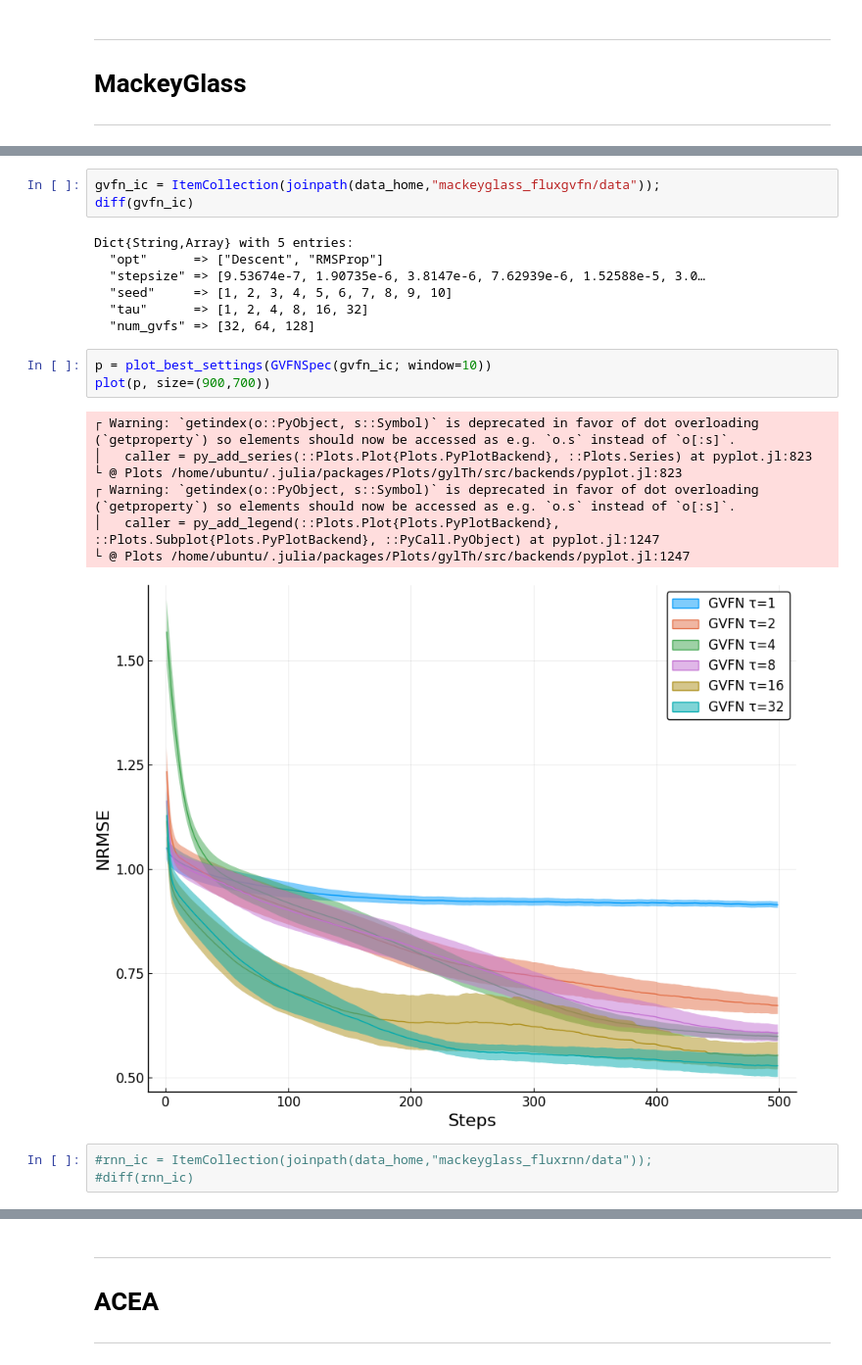
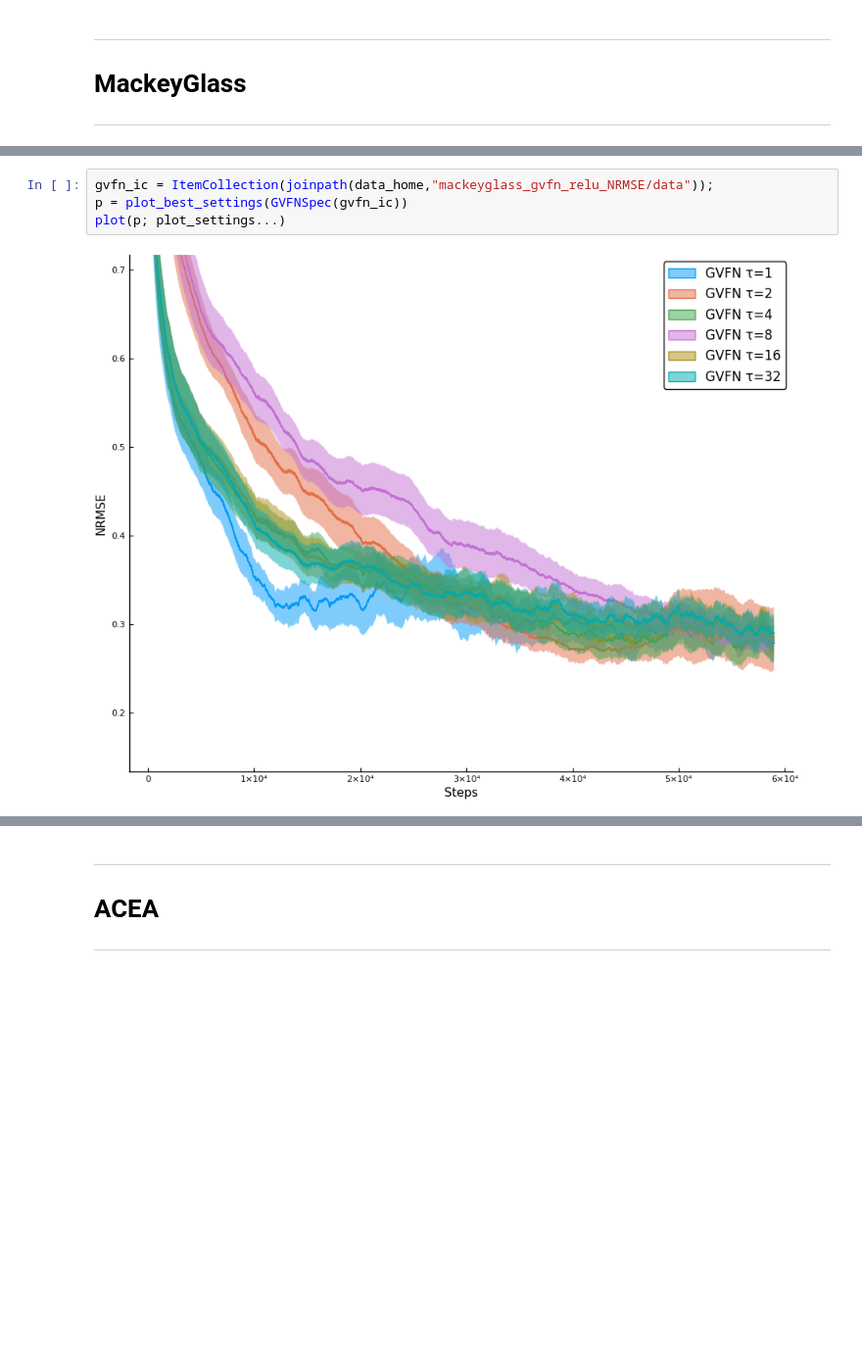
Before and after one commit to mkschleg/GVFN, a Jupyter notebook: jupyter/TimeSeries.ipynb, the cells around one changed output, grey strips where cells are left out. Shown at 98% size. Cells and saved outputs as stored; diff of their text form; blank space fills up the shorter version.

```diff
--- a/jupyter/TimeSeries.ipynb
+++ b/jupyter/TimeSeries.ipynb
@@ -186,24 +154,6 @@ GVFNSpec (generic function with 1 method)
 # %%
-gvfn_ic = ItemCollection(joinpath(data_home,"mackeyglass_fluxgvfn/data"));
-diff(gvfn_ic)
+gvfn_ic = ItemCollection(joinpath(data_home,"mackeyglass_gvfn_relu_NRMSE/data"));
+p = plot_best_settings(GVFNSpec(gvfn_ic))
+plot(p; plot_settings...)
 # %% [output]
-Dict{String,Array} with 5 entries:
-  "opt"      => ["Descent", "RMSProp"]
-  "stepsize" => [9.53674e-7, 1.90735e-6, 3.8147e-6, 7.62939e-6, 1.52588e-5, 3.0…
-  "seed"     => [1, 2, 3, 4, 5, 6, 7, 8, 9, 10]
-  "tau"      => [1, 2, 4, 8, 16, 32]
-  "num_gvfs" => [32, 64, 128]
+[figure, added]
-# %%
-p = plot_best_settings(GVFNSpec(gvfn_ic; window=10))
-plot(p, size=(900,700))
-# %% [output]
-┌ Warning: `getindex(o::PyObject, s::Symbol)` is deprecated in favor of dot overloading (`getproperty`) so elements should now be accessed as e.g. `o.s` instead of `o[:s]`.
-│   caller = py_add_series(::Plots.Plot{Plots.PyPlotBackend}, ::Plots.Series) at pyplot.jl:823
-└ @ Plots /home/ubuntu/.julia/packages/Plots/gylTh/src/backends/pyplot.jl:823
-┌ Warning: `getindex(o::PyObject, s::Symbol)` is deprecated in favor of dot overloading (`getproperty`) so elements should now be accessed as e.g. `o.s` instead of `o[:s]`.
-│   caller = py_add_legend(::Plots.Plot{Plots.PyPlotBackend}, ::Plots.Subplot{Plots.PyPlotBackend}, ::PyCall.PyObject) at pyplot.jl:1247
-└ @ Plots /home/ubuntu/.julia/packages/Plots/gylTh/src/backends/pyplot.jl:1247
-[figure, removed]
-# %%
-#rnn_ic = ItemCollection(joinpath(data_home,"mackeyglass_fluxrnn/data"));
-#diff(rnn_ic)
```
Also changed, not shown: parts of 15 cells of this notebook, 1 other file.
